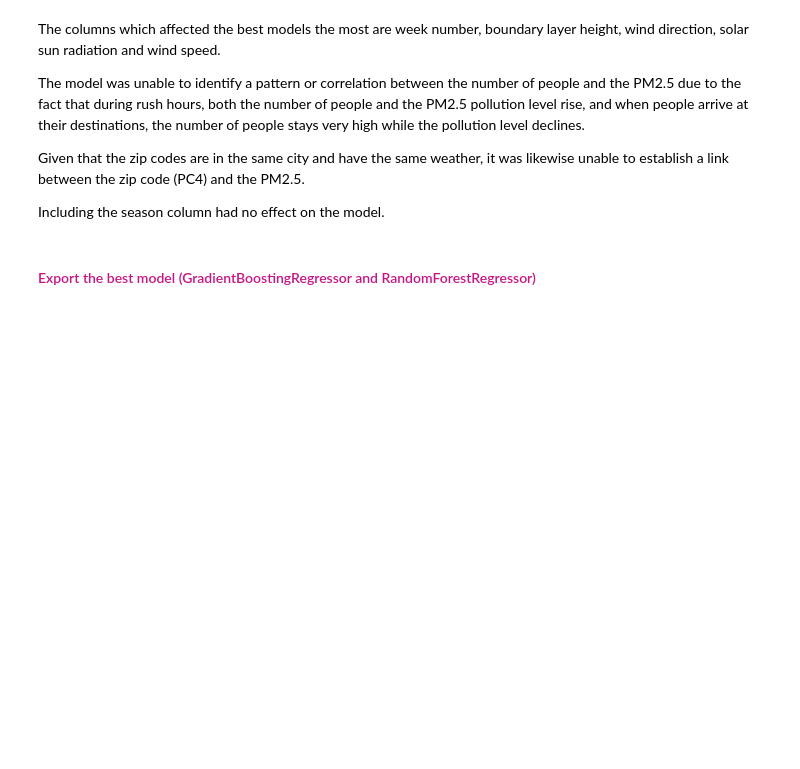
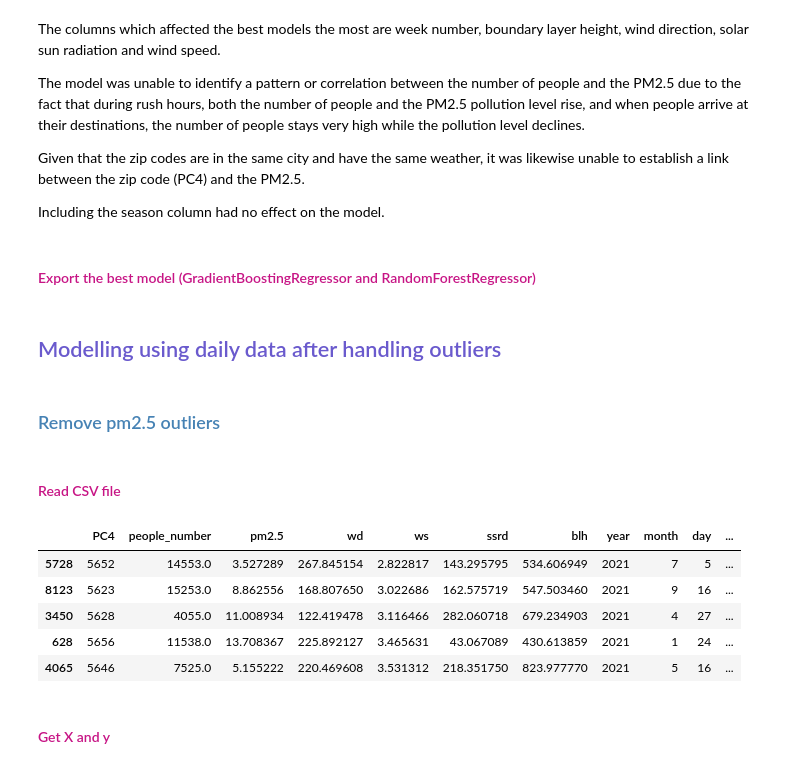
Before and after one commit to rawan-a-d/Air-Quality-Prediction, a Jupyter notebook: scikit_learn_modelling_full_data.ipynb, the cells around one changed output. Cells and saved outputs as stored; diff of their text form; code cells hidden in the pictures; blank space fills up the shorter version.

```diff
--- a/scikit_learn_modelling_full_data.ipynb
+++ b/scikit_learn_modelling_full_data.ipynb
@@ -771,3 +771,22 @@ Including the season column had no effect on the model.
 # %%
 pickle.dump(gbr_model, open("models/gbr_air_quality_prediction_model_weekly.pkl", "wb")) # wb = write binary
 pickle.dump(gbr_model, open("models/rf_air_quality_prediction_model_weekly.pkl", "wb")) # wb = write binary
+# %% [markdown]
+<h2><font color=slateblue>Modelling using daily data after handling outliers</font></h2>
+# %% [markdown]
+<h3><font color=steelblue>Remove pm2.5 outliers</font></h3>
+# %% [markdown]
+<h4><font color=mediumvioletred>Read CSV file</font></h4>
+# %%
+# read prepared dataset csv file
+df_removed_pollution_outliers = pd.read_csv("data/df_removed_pollution_outliers.csv")
+df_removed_pollution_outliers.sample(5)
+# %% [output]
+|  | PC4 | people_number | pm2.5 | wd | ws | ssrd | blh | year | month | day | ... |
+| 5728 | 5652 | 14553.0 | 3.527289 | 267.845154 | 2.822817 | 143.295795 | 534.606949 | 2021 | 7 | 5 | ... |
+| 8123 | 5623 | 15253.0 | 8.862556 | 168.807650 | 3.022686 | 162.575719 | 547.503460 | 2021 | 9 | 16 | ... |
+| 3450 | 5628 | 4055.0 | 11.008934 | 122.419478 | 3.116466 | 282.060718 | 679.234903 | 2021 | 4 | 27 | ... |
+| 628 | 5656 | 11538.0 | 13.708367 | 225.892127 | 3.465631 | 43.067089 | 430.613859 | 2021 | 1 | 24 | ... |
+| 4065 | 5646 | 7525.0 | 5.155222 | 220.469608 | 3.531312 | 218.351750 | 823.977770 | 2021 | 5 | 16 | ... |
+# %% [markdown]
+<h4><font color=mediumvioletred>Get X and y</font></h4>
```
Also changed, not shown: parts of 152 cells of this notebook, 1 other file.
